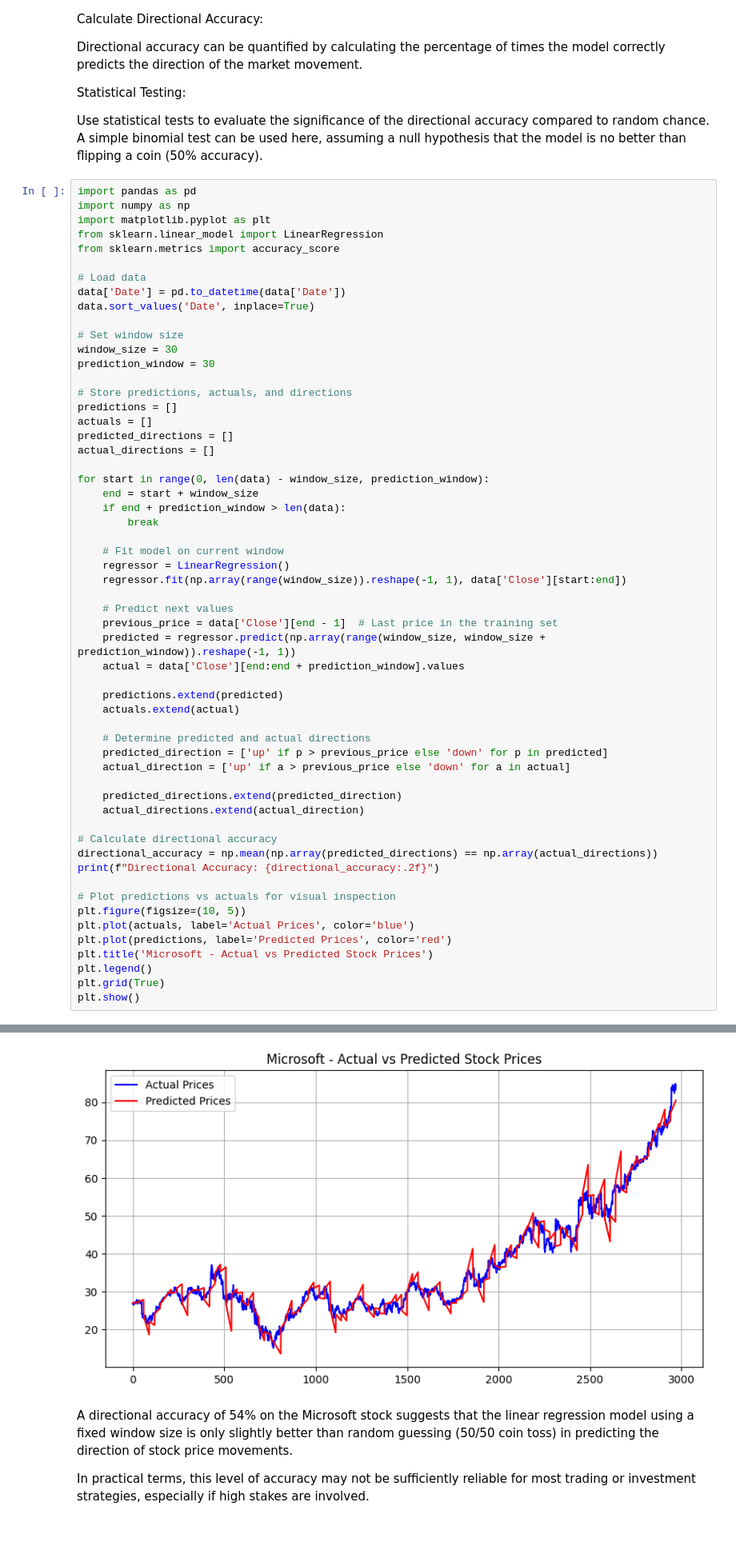
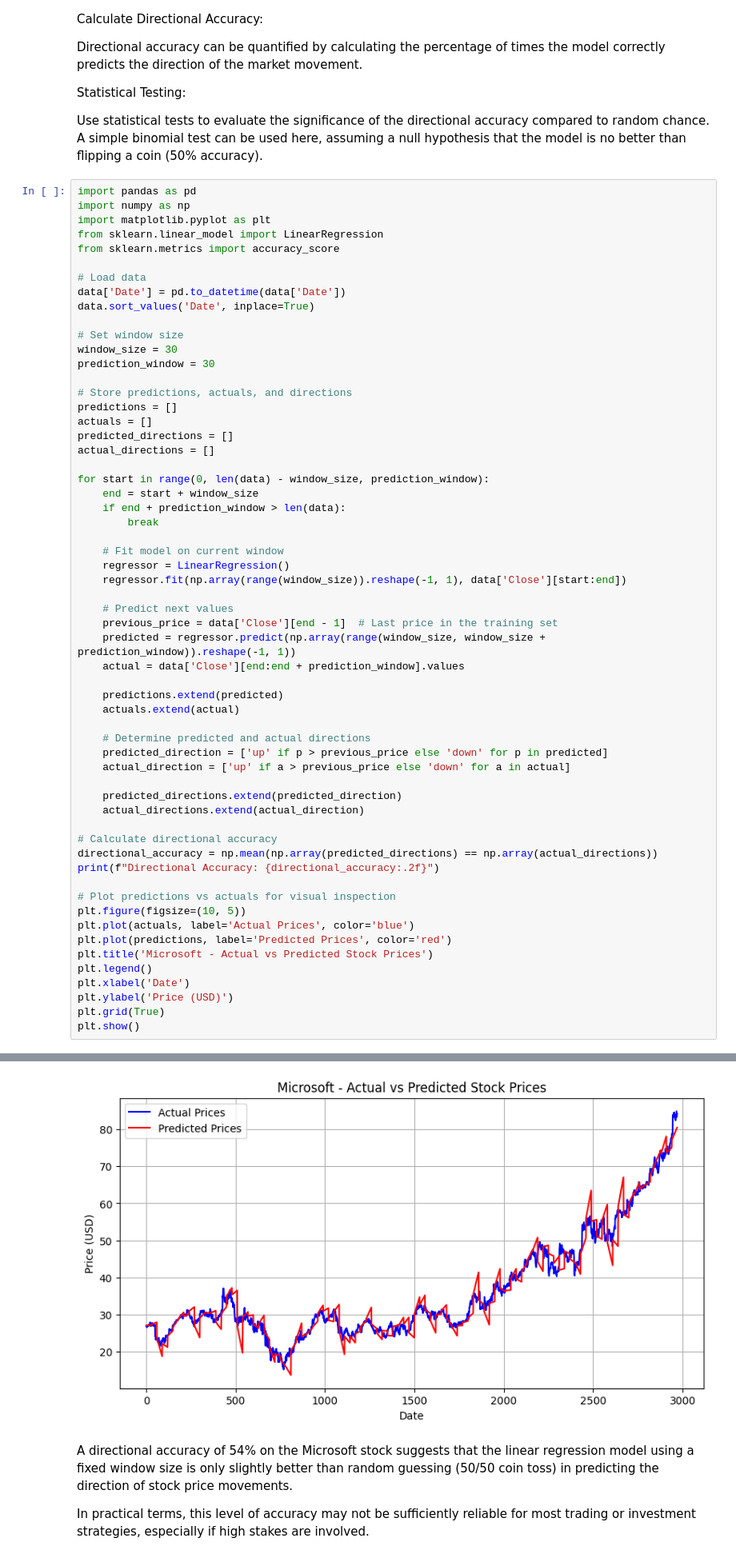
Before and after one commit to Gigilui15/CIS3400_Stock-Visualisation-Engine, a Jupyter notebook: Notebooks/Microsoft.ipynb, the cells around one changed output, grey strips where cells are left out. Shown at 80% size. Cells and saved outputs as stored; diff of their text form; blank space fills up the shorter version.

Commit message:
added plt.xlabel('Date') plt.ylabel('Price (USD)')

```diff
--- a/Notebooks/Microsoft.ipynb
+++ b/Notebooks/Microsoft.ipynb
@@ -152,34 +152,36 @@ for start in range(0, len(data) - window_size, prediction_window):
 
     # Predict next values
     previous_price = data['Close'][end - 1]  # Last price in the training set
     predicted = regressor.predict(np.array(range(window_size, window_size + prediction_window)).reshape(-1, 1))
     actual = data['Close'][end:end + prediction_window].values
 
     predictions.extend(predicted)
     actuals.extend(actual)
 
     # Determine predicted and actual directions
     predicted_direction = ['up' if p > previous_price else 'down' for p in predicted]
     actual_direction = ['up' if a > previous_price else 'down' for a in actual]
 
     predicted_directions.extend(predicted_direction)
     actual_directions.extend(actual_direction)
 
 # Calculate directional accuracy
 directional_accuracy = np.mean(np.array(predicted_directions) == np.array(actual_directions))
 print(f"Directional Accuracy: {directional_accuracy:.2f}")
 
 # Plot predictions vs actuals for visual inspection
 plt.figure(figsize=(10, 5))
 plt.plot(actuals, label='Actual Prices', color='blue')
 plt.plot(predictions, label='Predicted Prices', color='red')
 plt.title('Microsoft - Actual vs Predicted Stock Prices')
 plt.legend()
+plt.xlabel('Date')
+plt.ylabel('Price (USD)')
 plt.grid(True)
 plt.show()
 # %% [output]
 Directional Accuracy: 0.54
-[figure, old version]
+[figure, new version]
 # %% [markdown]
 A directional accuracy of 54% on the Microsoft stock suggests that the linear regression model using a fixed window size is only slightly better than random guessing (50/50 coin toss) in predicting the direction of stock price movements.
 
```
Also changed, not shown: 2 other files.
